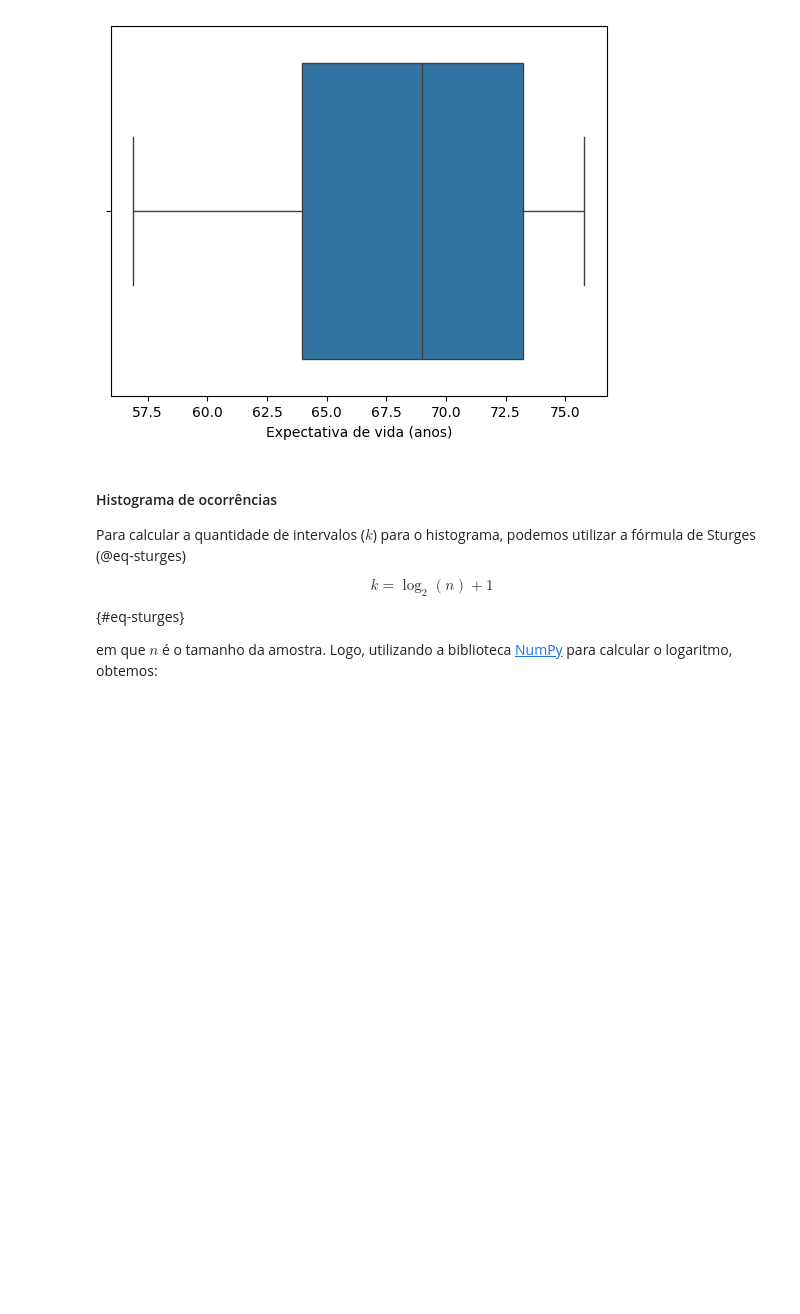
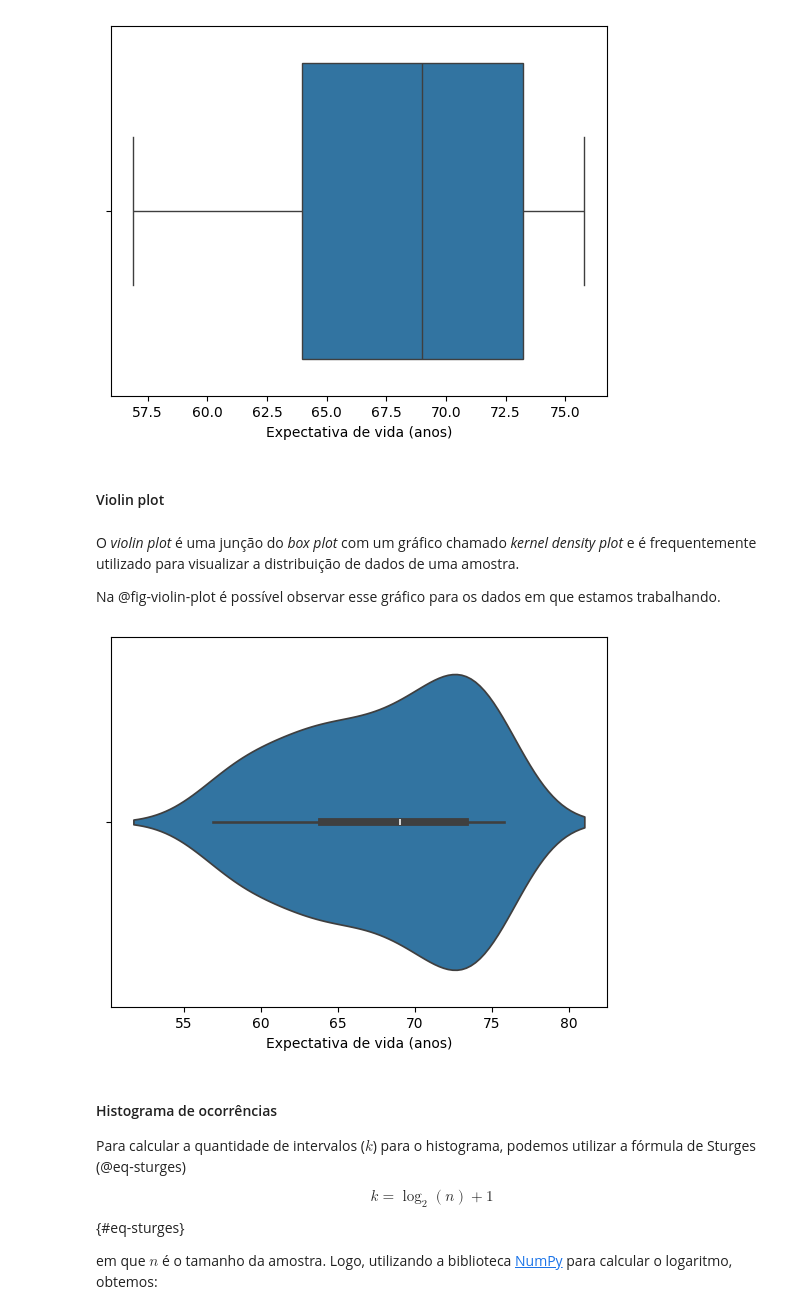
Before and after one commit to matheus-amancio/lista-01-confiabilidade-estrutural, a Jupyter notebook: q1.ipynb, the cells around one changed output. Saved outputs shown, nothing was run; the diff lists cells and outputs as text; code cells hidden in the pictures; blank space fills up the shorter version.

```diff
--- a/q1.ipynb
+++ b/q1.ipynb
@@ -256,6 +260,20 @@ fig = sns.boxplot(x=df_brazil_life_expectancy["Brazil Life Expectancy"])
 fig.set_xlabel("Expectativa de vida (anos)");
 # %% [output]
 [figure]
+# %% [markdown]
+#### Violin plot
+# %% [markdown]
+O *violin plot* é uma junção do *box plot* com um gráfico chamado *kernel density plot* e é frequentemente utilizado para visualizar a distribuição de dados de uma amostra.
+
+Na @fig-violin-plot é possível observar esse gráfico para os dados em que estamos trabalhando.
+# %%
+#| label: fig-violin-plot
+#| fig-cap: "Violin plot da expectativa de vida no Brasil"
+
+fig = sns.violinplot(x=df_brazil_life_expectancy["Brazil Life Expectancy"])
+fig.set_xlabel("Expectativa de vida (anos)");
+# %% [output]
+[figure, added]
 # %% [markdown]
 #### Histograma de ocorrências
 
```
Also changed, not shown: parts of 26 cells of this notebook, 12 other files.
